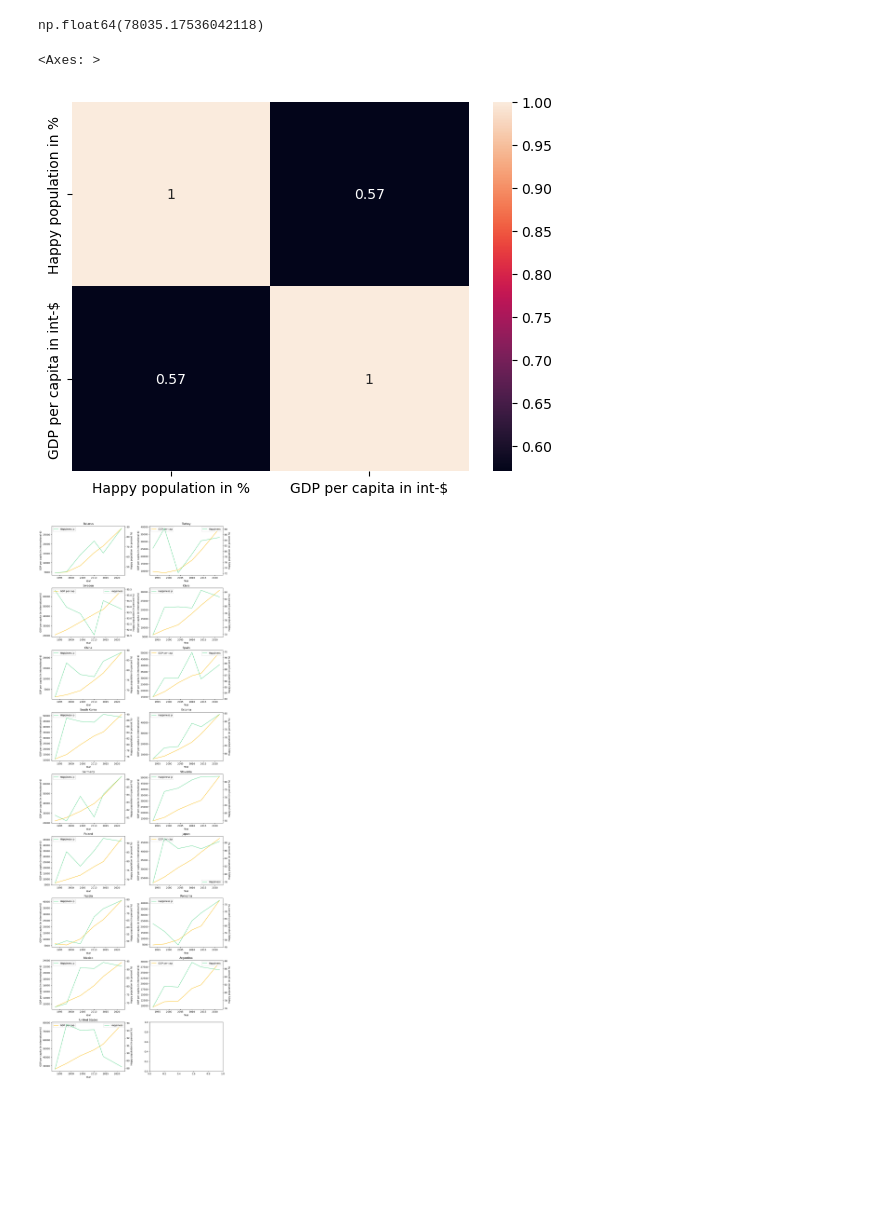
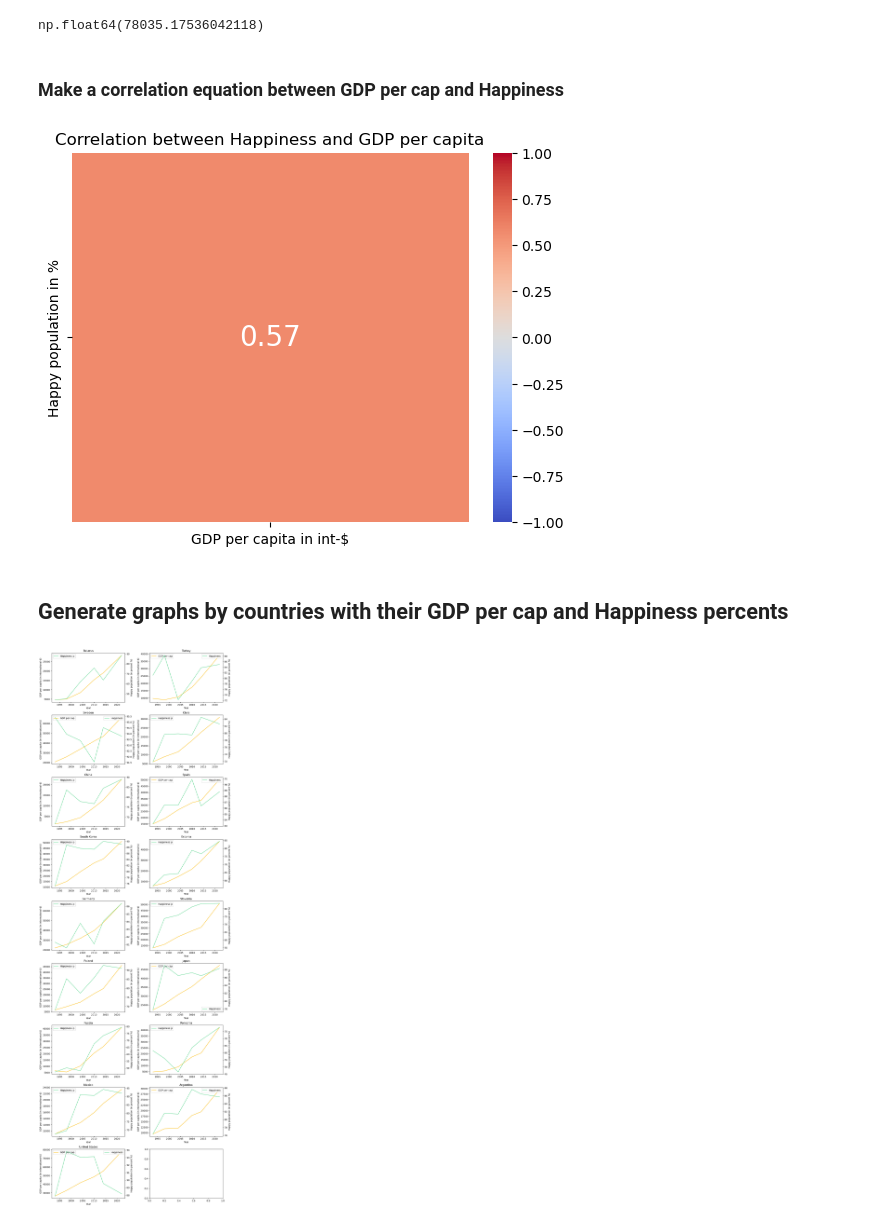
Before and after one commit to mathisjankovic/Correllation-between-GPD-evolution-and-happiness, a Jupyter notebook: GDPperCapvsHappiness.ipynb, the cells around one changed output. Drawn from its saved outputs; the diff is of its cells as text; code cells hidden in the pictures; blank space fills up the shorter version.

Commit message:
Corrected redaction and graphic rendering

```diff
--- a/GDPperCapvsHappiness.ipynb
+++ b/GDPperCapvsHappiness.ipynb
@@ -247,5 +286,7 @@ gdppercap_vs_happiness_final["GDPpercap"].max()
 # %% [output]
 np.float64(78035.17536042118)
+# %% [markdown]
+### Make a correlation equation between GDP per cap and Happiness
 # %%
 gdppercap_vs_happiness_corr = (
     gdppercap_vs_happiness_final[['Happiness', 'GDPpercap']]
@@ -253,10 +294,3 @@ gdppercap_vs_happiness_corr = (
                 'GDPpercap' : 'GDP per capita in int-$'})
         .corr()
 )
-# %%
-import seaborn as so
-
-so.heatmap(gdppercap_vs_happiness_corr, annot=True)
-# %% [output]
-<Axes: >
-[figure, removed]
@@ -287 +297,26 @@ fig.write_html('./output/HappinessvsGDPpercap.html')
+# %%
+import seaborn as so
+import matplotlib.pyplot as plt
+
+# Select only the Hapiness vs GDPpercap correlation value from the previous equation
+
+corr_value = gdppercap_vs_happiness_final[['Happiness', 'GDPpercap']].corr().iloc[0,1]
+
+# Configure a dataframe with this value
+
+single_corr_df = pd.DataFrame(
+    [[corr_value]],
+    index=['Happy population in %'],
+    columns=['GDP per capita in int-$']
+)
+
+# Display the correlation value with a title
+
+so.heatmap(single_corr_df, annot=True, cmap='coolwarm', vmin=-1, vmax=1, annot_kws={"size": 20})
+plt.title('Correlation between Happiness and GDP per capita')
+plt.show()
+# %% [output]
+[figure, added]
+# %% [markdown]
+## Generate graphs by countries with their GDP per cap and Happiness percents
 # %%
```
Also changed, not shown: parts of 23 cells of this notebook.
